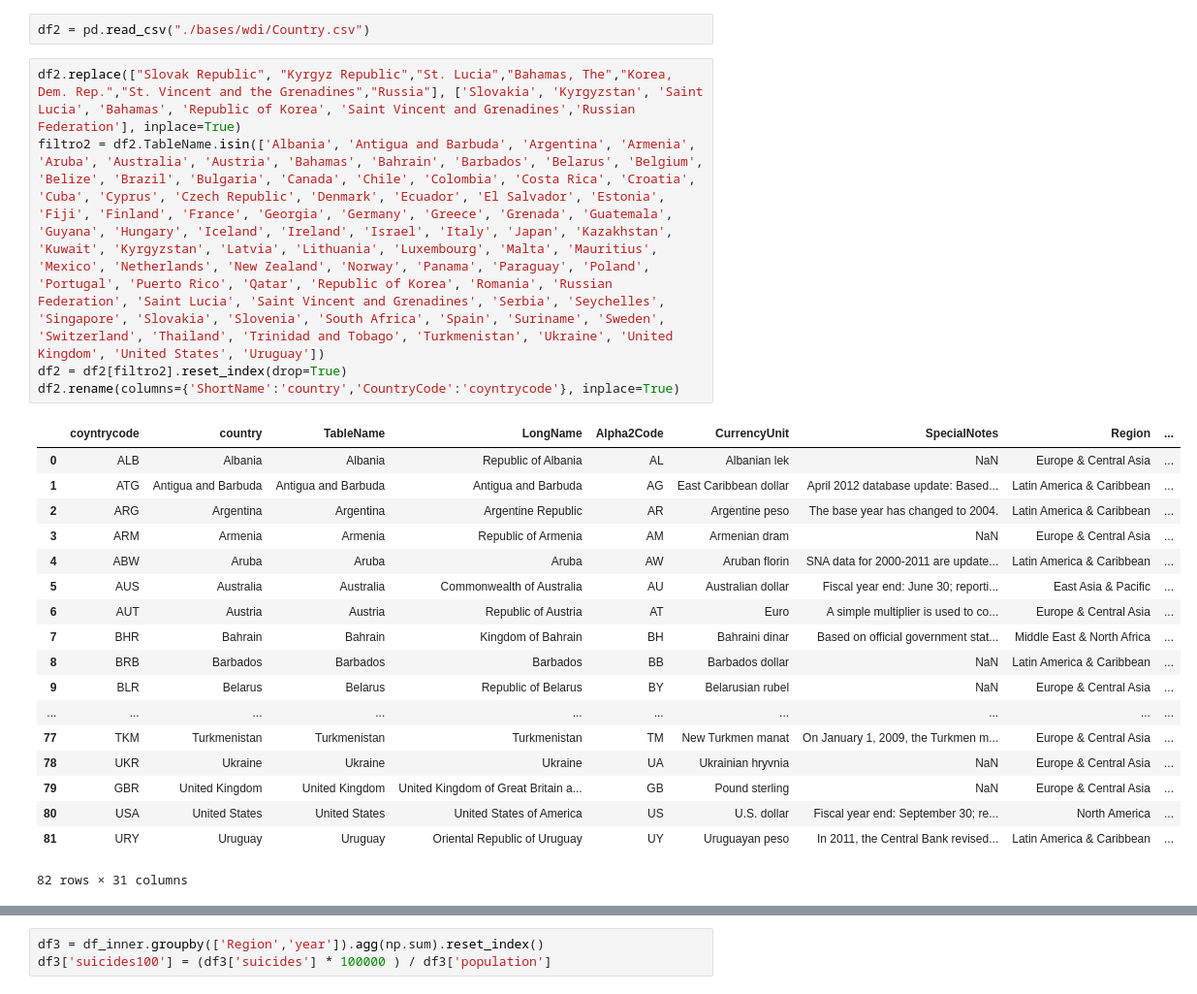
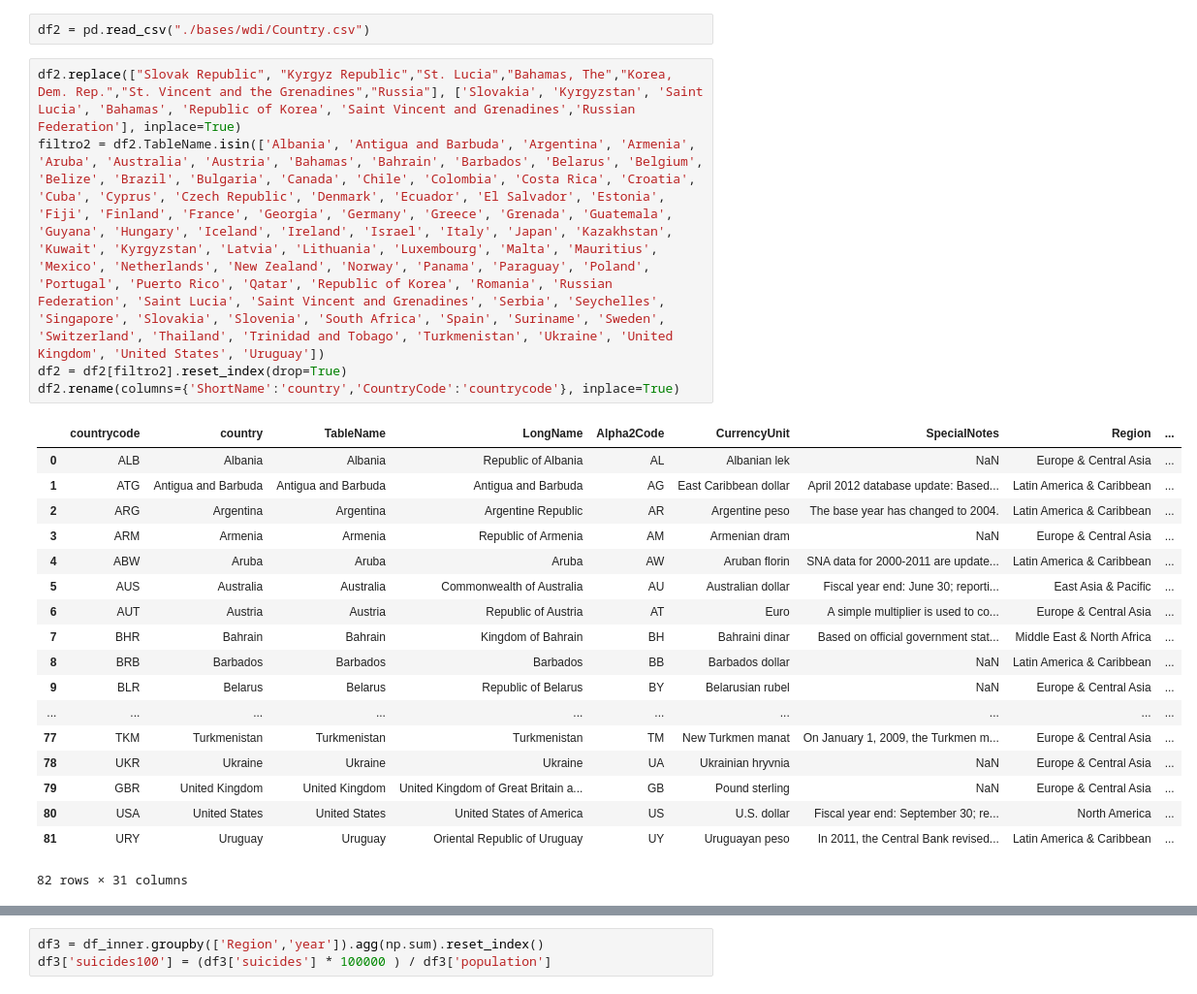
Before and after one commit to nicolas-sss/lp-project-hlnn-20191, a Jupyter notebook: jupyter files/SuicidioRegião.ipynb, the cells around one changed output, grey strips where cells are left out. Shown at 97% size. Cells and saved outputs as stored; diff of their text form.

```diff
--- a/jupyter files/SuicidioRegião.ipynb
+++ b/jupyter files/SuicidioRegião.ipynb
@@ -16,10 +16,10 @@ df2 = pd.read_csv("./bases/wdi/Country.csv")
 # %%
 df2.replace(["Slovak Republic", "Kyrgyz Republic","St. Lucia","Bahamas, The","Korea, Dem. Rep.","St. Vincent and the Grenadines","Russia"], ['Slovakia', 'Kyrgyzstan', 'Saint Lucia', 'Bahamas', 'Republic of Korea', 'Saint Vincent and Grenadines','Russian Federation'], inplace=True)
 filtro2 = df2.TableName.isin(['Albania', 'Antigua and Barbuda', 'Argentina', 'Armenia', 'Aruba', 'Australia', 'Austria', 'Bahamas', 'Bahrain', 'Barbados', 'Belarus', 'Belgium', 'Belize', 'Brazil', 'Bulgaria', 'Canada', 'Chile', 'Colombia', 'Costa Rica', 'Croatia', 'Cuba', 'Cyprus', 'Czech Republic', 'Denmark', 'Ecuador', 'El Salvador', 'Estonia', 'Fiji', 'Finland', 'France', 'Georgia', 'Germany', 'Greece', 'Grenada', 'Guatemala', 'Guyana', 'Hungary', 'Iceland', 'Ireland', 'Israel', 'Italy', 'Japan', 'Kazakhstan', 'Kuwait', 'Kyrgyzstan', 'Latvia', 'Lithuania', 'Luxembourg', 'Malta', 'Mauritius', 'Mexico', 'Netherlands', 'New Zealand', 'Norway', 'Panama', 'Paraguay', 'Poland', 'Portugal', 'Puerto Rico', 'Qatar', 'Republic of Korea', 'Romania', 'Russian Federation', 'Saint Lucia', 'Saint Vincent and Grenadines', 'Serbia', 'Seychelles', 'Singapore', 'Slovakia', 'Slovenia', 'South Africa', 'Spain', 'Suriname', 'Sweden', 'Switzerland', 'Thailand', 'Trinidad and Tobago', 'Turkmenistan', 'Ukraine', 'United Kingdom', 'United States', 'Uruguay'])
 df2 = df2[filtro2].reset_index(drop=True)
-df2.rename(columns={'ShortName':'country','CountryCode':'coyntrycode'}, inplace=True)
+df2.rename(columns={'ShortName':'country','CountryCode':'countrycode'}, inplace=True)
 # %% [output]
-|  | coyntrycode | country | TableName | LongName | Alpha2Code | CurrencyUnit | SpecialNotes | Region | ... |
+|  | countrycode | country | TableName | LongName | Alpha2Code | CurrencyUnit | SpecialNotes | Region | ... |
 | 0 | ALB | Albania | Albania | Republic of Albania | AL | Albanian lek | NaN | Europe & Central Asia | ... |
 | 1 | ATG | Antigua and Barbuda | Antigua and Barbuda | Antigua and Barbuda | AG | East Caribbean dollar | April 2012 database update: Based... | Latin America & Caribbean | ... |
 | 2 | ARG | Argentina | Argentina | Argentine Republic | AR | Argentine peso | The base year has changed to 2004. | Latin America & Caribbean | ... |
```
Also changed, not shown: parts of 1 cell of this notebook, 5 other files.
